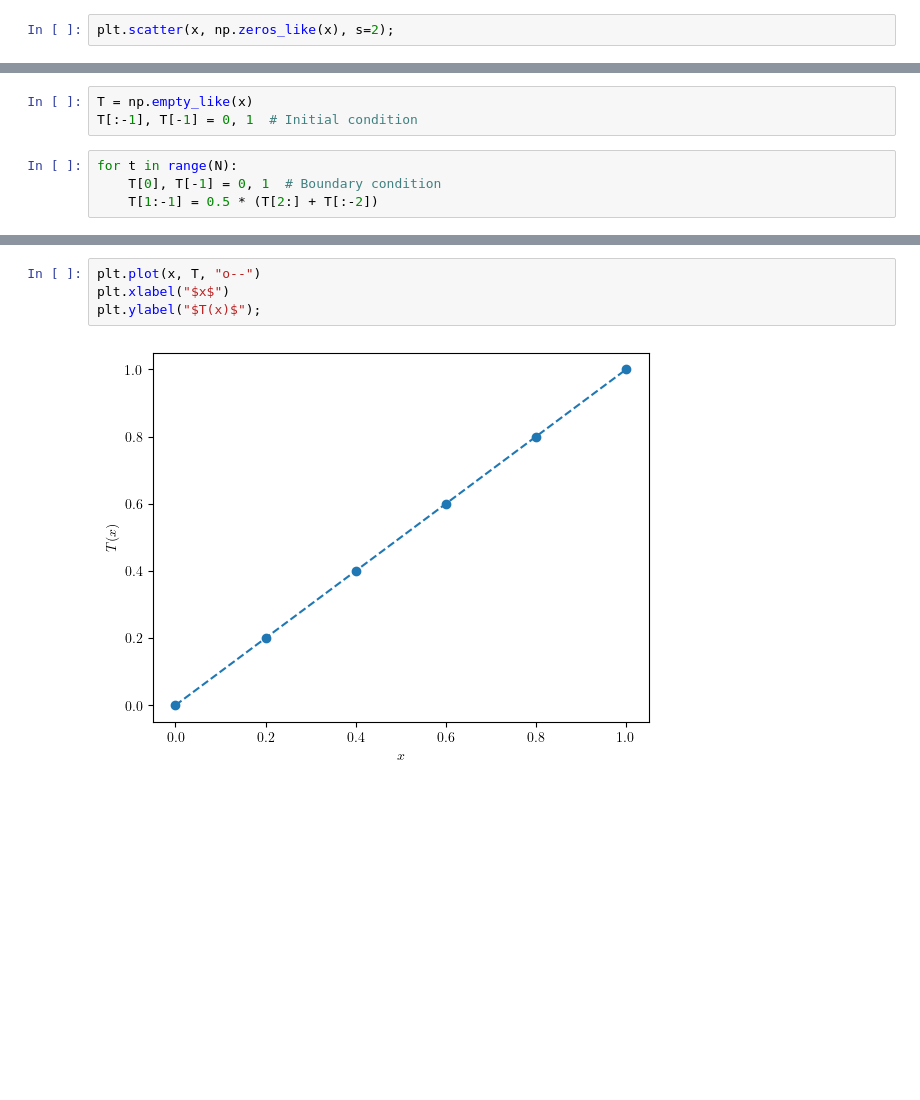
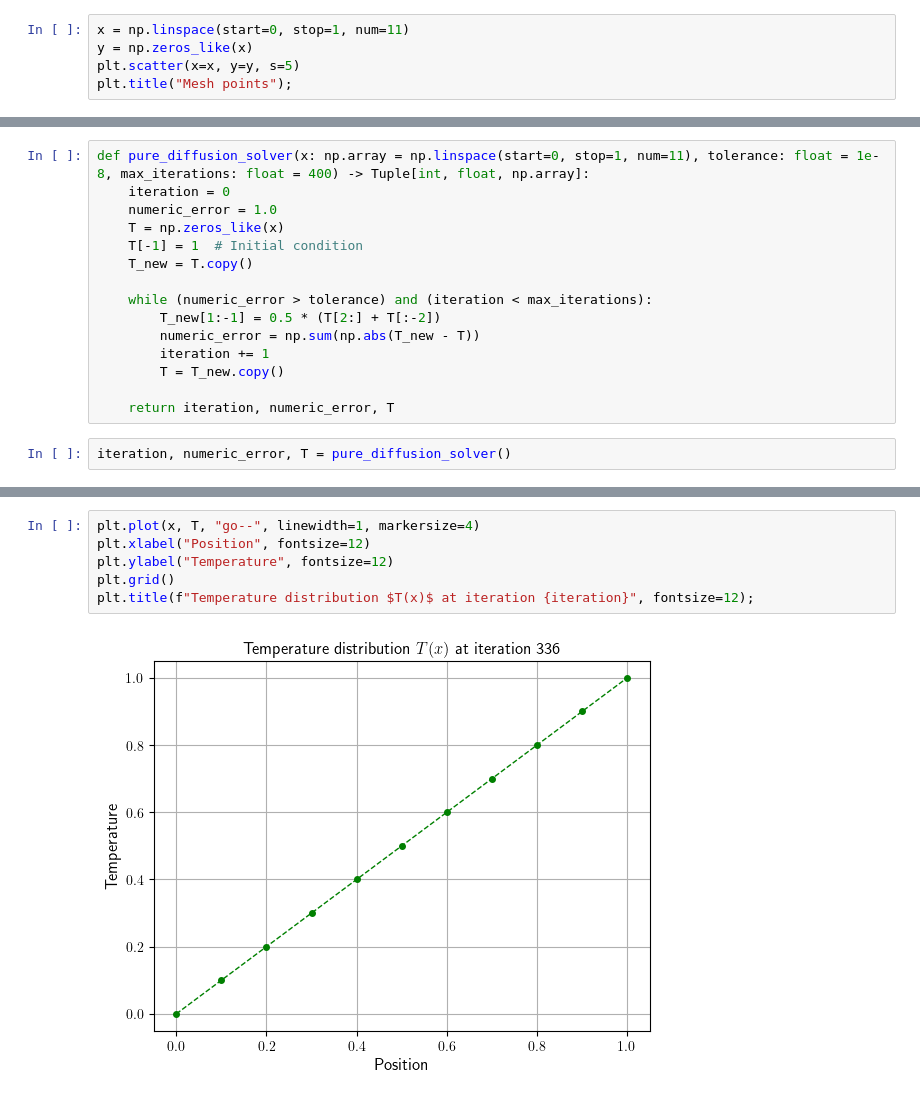
Before and after one commit to cpp-review-dune/python-pde, a Jupyter notebook: pde-book/PureDifusion.ipynb, the cells around one changed output, grey strips where cells are left out. Cells and saved outputs as stored; diff of their text form; blank space fills up the shorter version.

```diff
--- a/pde-book/PureDifusion.ipynb
+++ b/pde-book/PureDifusion.ipynb
@@ -27,3 +26,6 @@ N = 73  # maximum number of iterations
 # %%
-plt.scatter(x, np.zeros_like(x), s=2);
+x = np.linspace(start=0, stop=1, num=11)
+y = np.zeros_like(x)
+plt.scatter(x=x, y=y, s=5)
+plt.title("Mesh points");
 # %% [output]
@@ -44,8 +45,18 @@ T_{i}\approx
 $$
-# %%
-T = np.empty_like(x)
-T[:-1], T[-1] = 0, 1  # Initial condition
+# %%
+def pure_diffusion_solver(x: np.array = np.linspace(start=0, stop=1, num=11), tolerance: float = 1e-8, max_iterations: float = 400) -> Tuple[int, float, np.array]:
+    iteration = 0
+    numeric_error = 1.0
+    T = np.zeros_like(x)
+    T[-1] = 1  # Initial condition
+    T_new = T.copy()
+
+    while (numeric_error > tolerance) and (iteration < max_iterations):
+        T_new[1:-1] = 0.5 * (T[2:] + T[:-2])
+        numeric_error = np.sum(np.abs(T_new - T))
+        iteration += 1
+        T = T_new.copy()
+
+    return iteration, numeric_error, T
 # %%
-for t in range(N):
-    T[0], T[-1] = 0, 1  # Boundary condition
-    T[1:-1] = 0.5 * (T[2:] + T[:-2])
+iteration, numeric_error, T = pure_diffusion_solver()
@@ -52,9 +71,11 @@ for t in range(N):
 # %%
-plt.plot(x, T, "o--")
-plt.xlabel("$x$")
-plt.ylabel("$T(x)$");
+plt.plot(x, T, "go--", linewidth=1, markersize=4)
+plt.xlabel("Position", fontsize=12)
+plt.ylabel("Temperature", fontsize=12)
+plt.grid()
+plt.title(f"Temperature distribution $T(x)$ at iteration {iteration}", fontsize=12);
 # %% [output]
-[figure, old version]
+[figure, new version]
 # %%
 plt.imshow(T[np.newaxis], cmap="Reds");
 # %% [output]
```
Also changed, not shown: parts of 18 cells of this notebook.
